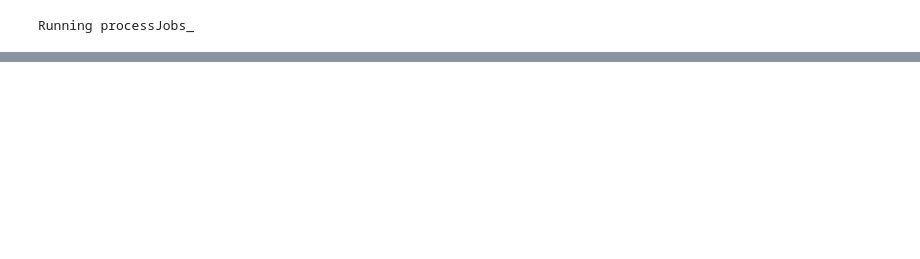
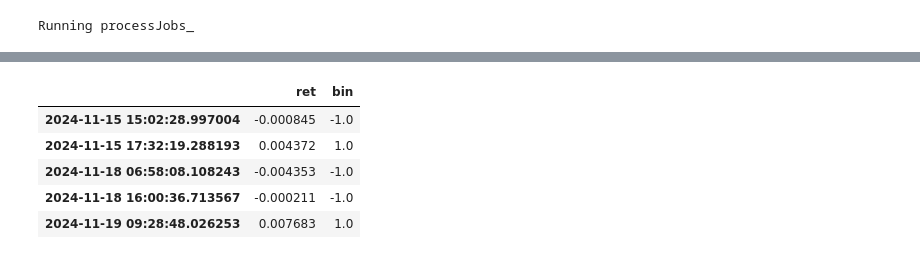
Before and after one commit to slothkins/AFML, a Jupyter notebook: AFML me.ipynb, the cells around one changed output, grey strips where cells are left out. Saved outputs shown, nothing was run; the diff lists cells and outputs as text; code cells hidden in the pictures; blank space fills up the shorter version.

```diff
--- a/AFML me.ipynb
+++ b/AFML me.ipynb
@@ -70,5 +79,12 @@ plt.show()
 # %%
+# 3.1(d) apply getBins to generate labels
 bins=my_afml.getBins(trigger,volume_bars_df.close)
-# print(bins)
-# print(bins.shape)
+bins.head()
+# %% [output]
+|  | ret | bin |
+| 2024-11-15 15:02:28.997004 | -0.000845 | -1.0 |
+| 2024-11-15 17:32:19.288193 | 0.004372 | 1.0 |
+| 2024-11-18 06:58:08.108243 | -0.004353 | -1.0 |
+| 2024-11-18 16:00:36.713567 | -0.000211 | -1.0 |
+| 2024-11-19 09:28:48.026253 | 0.007683 | 1.0 |
 # %%
```
Also changed, not shown: parts of 22 cells of this notebook, 1 other file.
